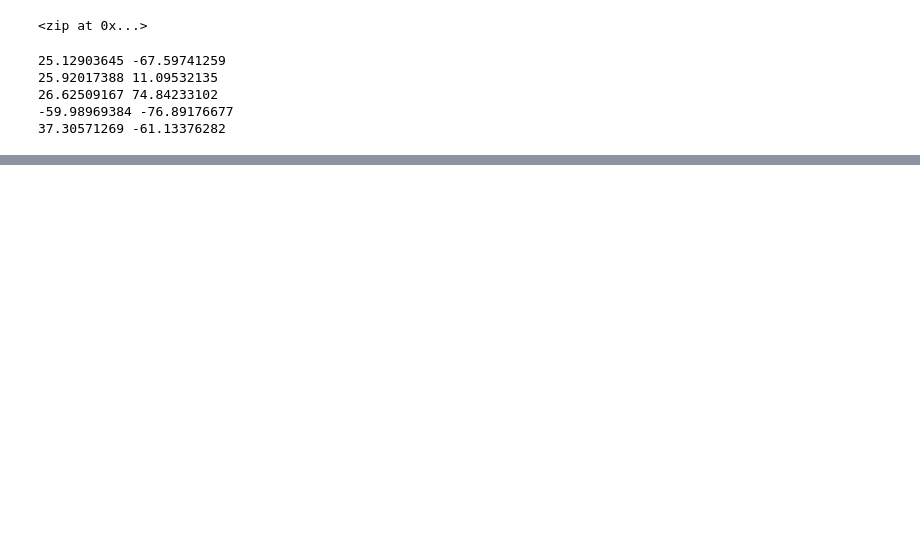
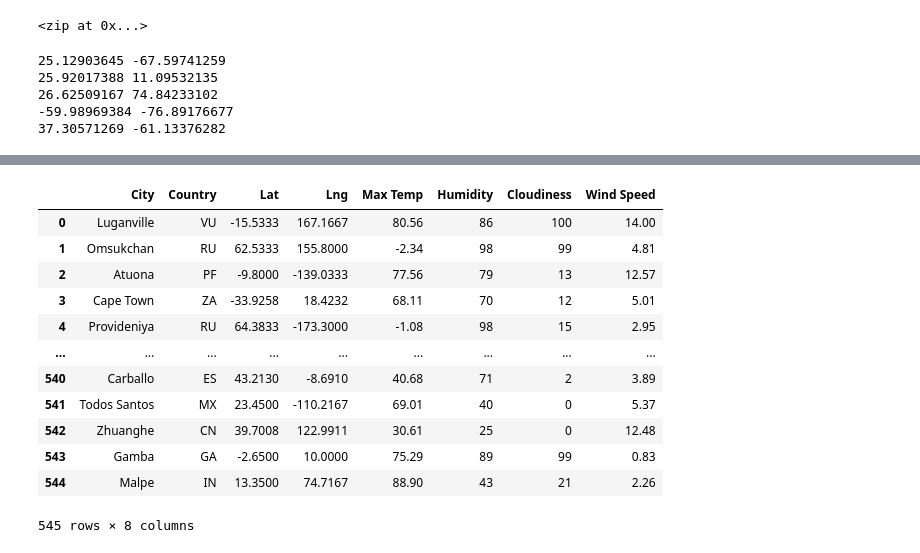
Before and after one commit to daniel89mk/World_Weather_Analysis, a Jupyter notebook: WeatherPy.ipynb, the cells around one changed output, grey strips where cells are left out. Saved outputs shown, nothing was run; the diff lists cells and outputs as text; code cells hidden in the pictures; blank space fills up the shorter version.

```diff
--- a/WeatherPy.ipynb
+++ b/WeatherPy.ipynb
@@ -161,0 +277,18 @@ len(cities)
+# %%
+new_column_order = ["City","Country","Lat","Lng","Max Temp","Humidity","Cloudiness","Wind Speed"]
+city_data_df = city_data_df[new_column_order]
+city_data_df
+# %% [output]
+|  | City | Country | Lat | Lng | Max Temp | Humidity | Cloudiness | Wind Speed |
+| 0 | Luganville | VU | -15.5333 | 167.1667 | 80.56 | 86 | 100 | 14.00 |
+| 1 | Omsukchan | RU | 62.5333 | 155.8000 | -2.34 | 98 | 99 | 4.81 |
+| 2 | Atuona | PF | -9.8000 | -139.0333 | 77.56 | 79 | 13 | 12.57 |
+| 3 | Cape Town | ZA | -33.9258 | 18.4232 | 68.11 | 70 | 12 | 5.01 |
+| 4 | Provideniya | RU | 64.3833 | -173.3000 | -1.08 | 98 | 15 | 2.95 |
+| ... | ... | ... | ... | ... | ... | ... | ... | ... |
+| 540 | Carballo | ES | 43.2130 | -8.6910 | 40.68 | 71 | 2 | 3.89 |
+| 541 | Todos Santos | MX | 23.4500 | -110.2167 | 69.01 | 40 | 0 | 5.37 |
+| 542 | Zhuanghe | CN | 39.7008 | 122.9911 | 30.61 | 25 | 0 | 12.48 |
+| 543 | Gamba | GA | -2.6500 | 10.0000 | 75.29 | 89 | 99 | 0.83 |
+| 544 | Malpe | IN | 13.3500 | 74.7167 | 88.90 | 43 | 21 | 2.26 |
+545 rows × 8 columns
```
Also changed, not shown: parts of 21 cells of this notebook, 1 other file.
